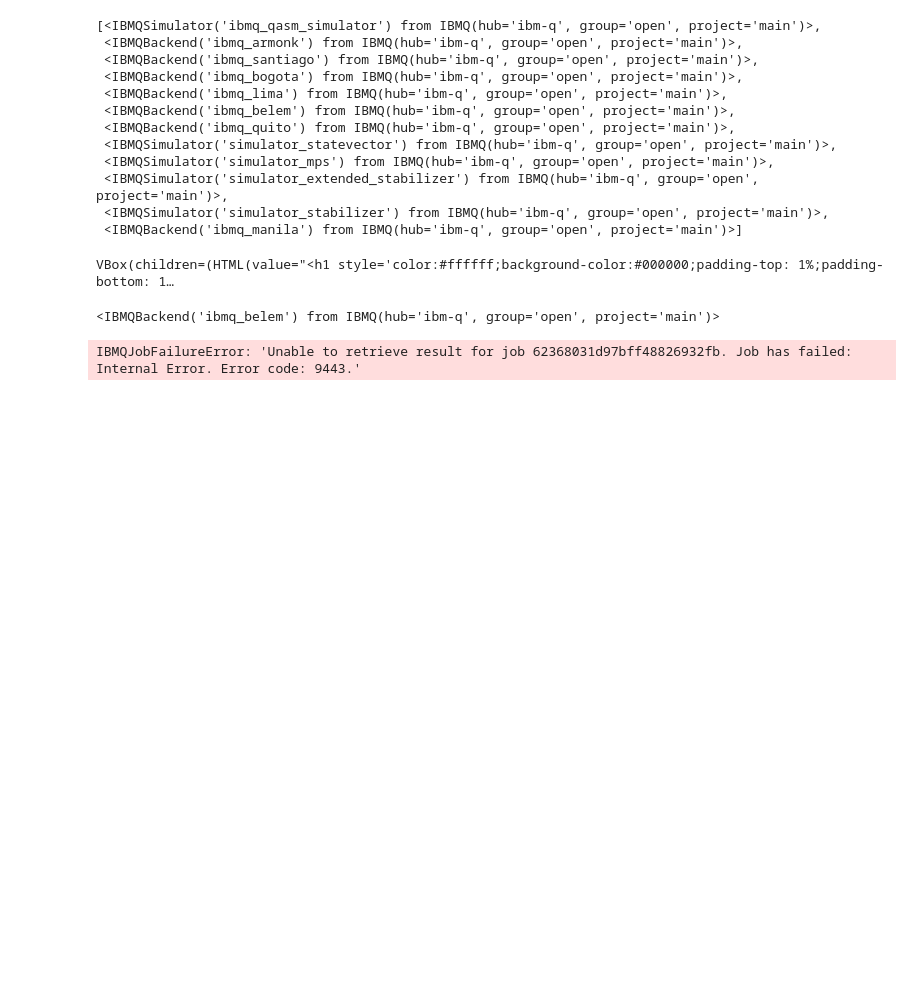
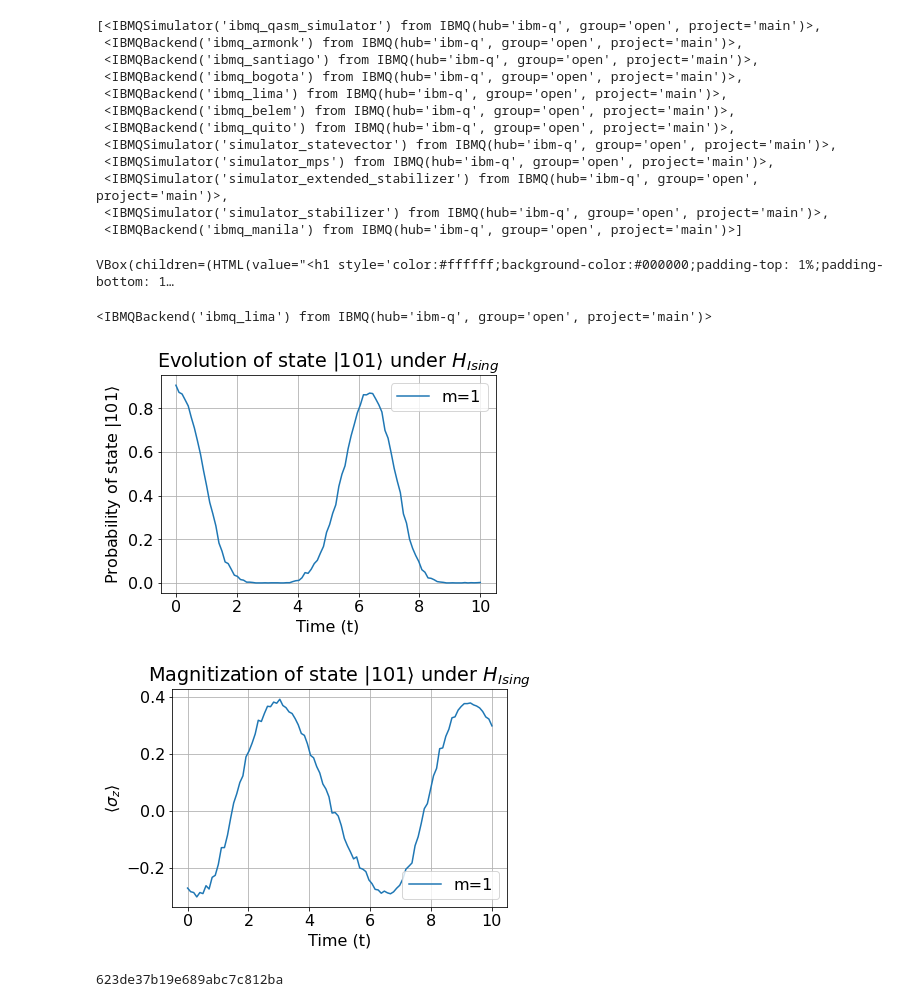
Before and after one commit to thefacemyer/David-Facemyer-QC-HW, a Jupyter notebook: Lab-2 Quantum Simulation/Lab-2_Quantum-Simulation.ipynb, the cells around one changed output. Saved outputs shown, nothing was run; the diff lists cells and outputs as text; code cells hidden in the pictures; blank space fills up the shorter version.

```diff
--- a/Lab-2 Quantum Simulation/Lab-2_Quantum-Simulation.ipynb
+++ b/Lab-2 Quantum Simulation/Lab-2_Quantum-Simulation.ipynb
@@ -583,12 +583,12 @@ provider.backends()
  <IBMQSimulator('simulator_stabilizer') from IBMQ(hub='ibm-q', group='open', project='main')>,
  <IBMQBackend('ibmq_manila') from IBMQ(hub='ibm-q', group='open', project='main')>]
 # %%
-backend = provider.get_backend('ibmq_belem')
+backend = provider.get_backend('ibmq_lima')
 # %%
 backend
 # %% [output]
 VBox(children=(HTML(value="<h1 style='color:#ffffff;background-color:#000000;padding-top: 1%;padding-bottom: 1…
-<IBMQBackend('ibmq_belem') from IBMQ(hub='ibm-q', group='open', project='main')>
+<IBMQBackend('ibmq_lima') from IBMQ(hub='ibm-q', group='open', project='main')>
 # %%
 initial_layout = [0,1,2]
 # %%
@@ -603,61 +603,71 @@ ts = np.linspace(0,10,steps)
 count = np.empty(steps)
 mags = np.empty(steps)
 
+circuits = []
+out_counts = []
+
 for i in range(steps):
     qc = U_trotter(num_q, state, ts[i],1, j_hop, g_hop) #builds circuit with trotterized operator m=1
     qc_trans = transpile(qc,backend)
+    circuits.append(qc_trans)
 
-    output = backend.run(qc_trans, shots=shots) #runs circuit and collects outputs (Z-measures)
-    results = output.result() #lists results (Z-measures) after run
-    out_counts = results.get_counts(qc_trans) #lists the counts of each state after run
+output = backend.run(circuits, shots=shots) #runs circuit and collects outputs (Z-measures)
+results = output.result() #lists results (Z-measures) after run
 
-    count[i] = out_counts.get('101') #stores count of desired state after run
+for i in range(steps):
+    out_counts.append(results.get_counts(circuits[i])) #lists the counts of each state after run
 
-    n1 = out_counts.get('000')
+for i in range(steps):
+#    count[i] = out_counts.get('101') #stores count of desired state after run
+
+    n1 = out_counts[i].get('000')
     if n1 is None:
         n1 = 0
-    n2 = out_counts.get('001')
+    n2 = out_counts[i].get('001')
     if n2 is None:
         n2 = 0
-    n3 = out_counts.get('010')
+    n3 = out_counts[i].get('010')
     if n3 is None:
         n3 = 0
-    n4 = sim_counts.get('100')
+    n4 = out_counts[i].get('100')
     if n4 is None:
         n4 = 0
-    n5 = out_counts.get('011')
+    n5 = out_counts[i].get('011')
     if n5 is None:
         n5 = 0
-    n6 = out_counts.get('101')
+    n6 = out_counts[i].get('101')
     if n6 is None:
         n6 = 0
-    n7 = out_counts.get('110')
+    n7 = out_counts[i].get('110')
     if n7 is None:
         n7 = 0
-    n8 = out_counts.get('111')
+    n8 = out_counts[i].get('111')
     if n8 is None:
         n8 = 0
 
+    count[i] = n6
     n_sum = n1+n2+n3+n4+n5+n6+n7+n8
 
     mags[i] = n_sum/shots - 2/num_q * (0*n1/shots + 1*n2/shots + 1*n3/shots + 1*n4/shots + 2*n5/shots + 2*n6/shots + 2*n7/shots + 3*n8/shots)
 
 plt.plot(ts,count/shots,label='m=1')
 plt.xlabel('Time (t)')
 plt.ylabel(r'Probability of state $|101\rangle$')
 plt.title(r'Evolution of state $|101\rangle$ under $H_{Ising}$')
 plt.grid()
 plt.legend()
 plt.show()
 
 plt.plot(ts,mags,label='m=1')
 plt.xlabel('Time (t)')
 plt.ylabel(r'$\langle\sigma_z\rangle$')
 plt.title(r'Magnitization of state $|101\rangle$ under $H_{Ising}$')
 plt.grid()
 plt.legend()
 plt.show()
 
 print(output.job_id())
 # %% [output]
+[figure, added]
+[figure, added]
-IBMQJobFailureError: 'Unable to retrieve result for job 62368031d97bff48826932fb. Job has failed: Internal Error. Error code: 9443.'
+623de37b19e689abc7c812ba
```
Also changed, not shown: parts of 2 cells of this notebook.
